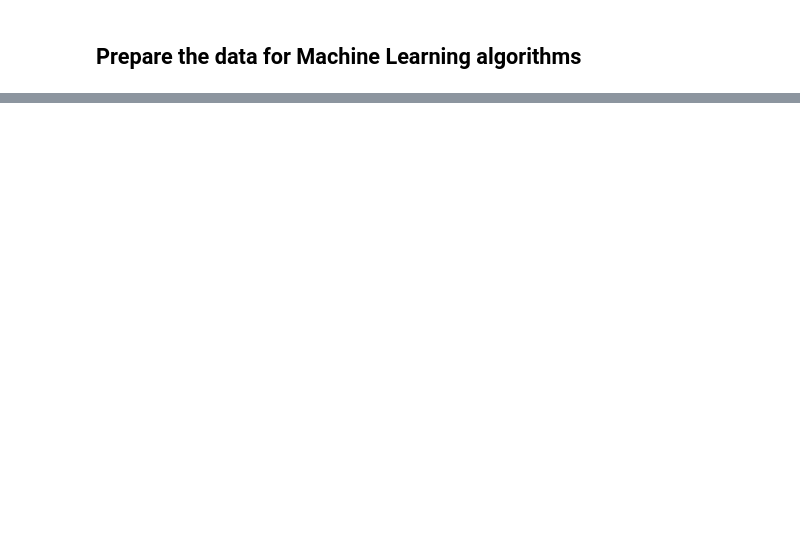
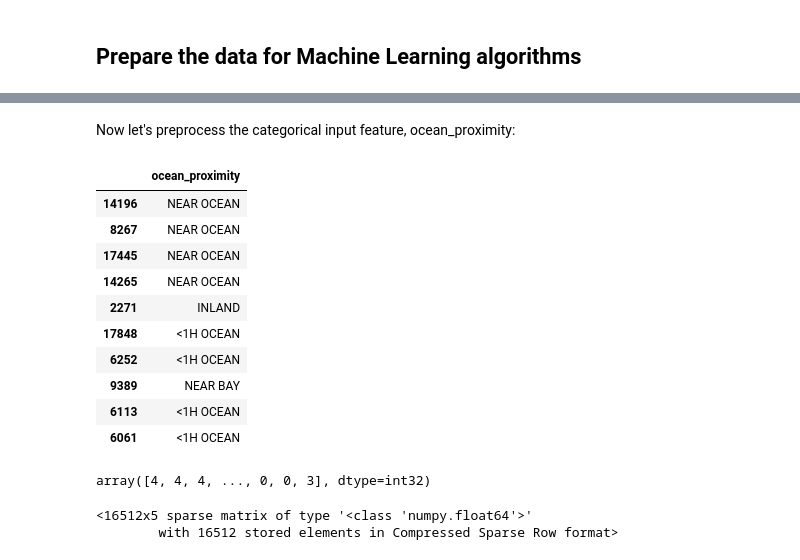
Before and after one commit to rkdewasibmr/MachineLeraning, a Jupyter notebook: Machine_Learning_Calefornia_Housing_Price_Prediction.ipynb, the cells around one changed output, grey strips where cells are left out. Drawn from its saved outputs; the diff is of its cells as text; code cells hidden in the pictures; blank space fills up the shorter version.

```diff
--- a/Machine_Learning_Calefornia_Housing_Price_Prediction.ipynb
+++ b/Machine_Learning_Calefornia_Housing_Price_Prediction.ipynb
@@ -195,0 +244,34 @@ NameError: name 'strat_train_set' is not defined
+# %% [markdown]
+Now let's preprocess the categorical input feature, ocean_proximity:
+# %%
+housing_cat = X_train[['ocean_proximity']]
+housing_cat.head(10)
+# %% [output]
+|  | ocean_proximity |
+| 14196 | NEAR OCEAN |
+| 8267 | NEAR OCEAN |
+| 17445 | NEAR OCEAN |
+| 14265 | NEAR OCEAN |
+| 2271 | INLAND |
+| 17848 | <1H OCEAN |
+| 6252 | <1H OCEAN |
+| 9389 | NEAR BAY |
+| 6113 | <1H OCEAN |
+| 6061 | <1H OCEAN |
+# %%
+#using labelencoder
+from sklearn.preprocessing import LabelEncoder
+encoder = LabelEncoder()
+housing_cat_encoded = encoder.fit_transform(housing_cat)
+housing_cat_encoded
+# %% [output]
+array([4, 4, 4, ..., 0, 0, 3], dtype=int32)
+# %%
+#using OneHotEncoder
+from sklearn.preprocessing import OneHotEncoder
+encoder = OneHotEncoder()
+housing_cat_1hot = encoder.fit_transform(housing_cat_encoded.reshape(-1,1))
+housing_cat_1hot
+# %% [output]
+<16512x5 sparse matrix of type '<class 'numpy.float64'>'
+        with 16512 stored elements in Compressed Sparse Row format>
```
Also changed, not shown: parts of 18 cells of this notebook.
